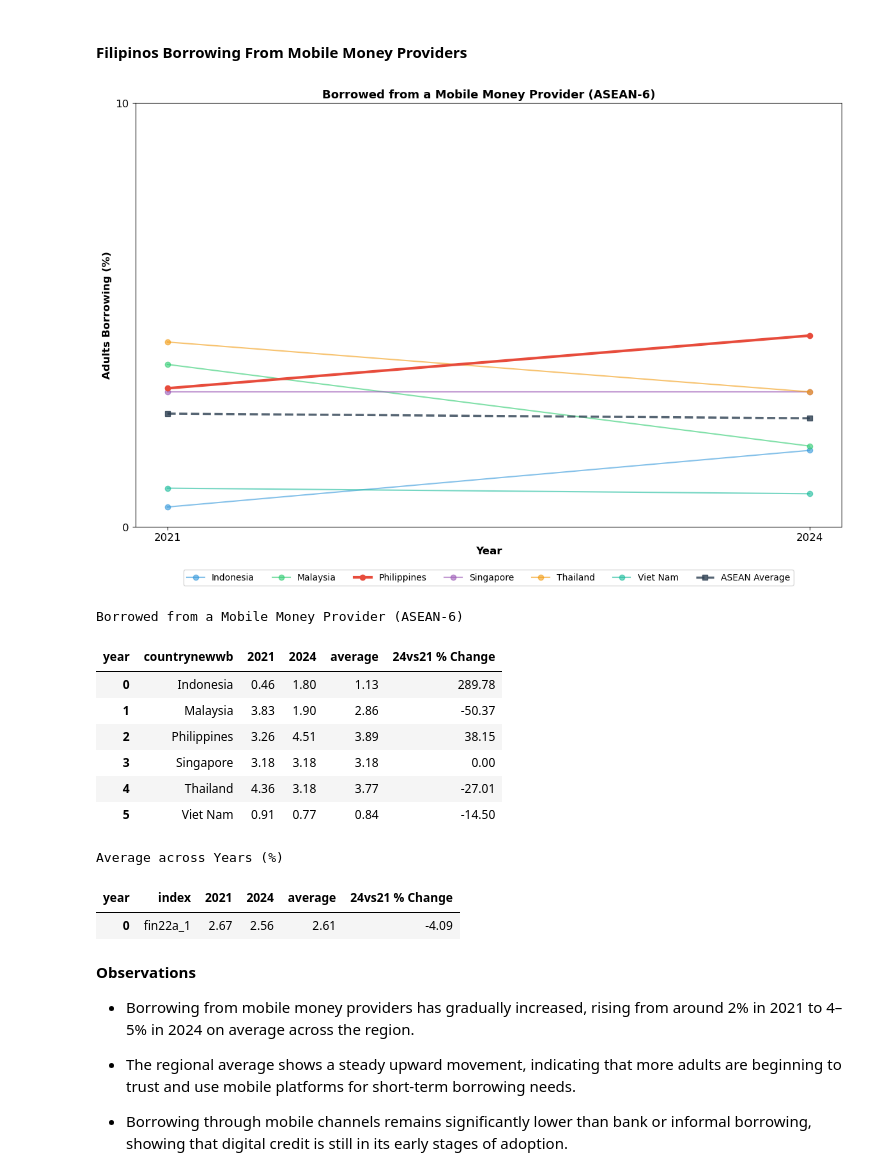
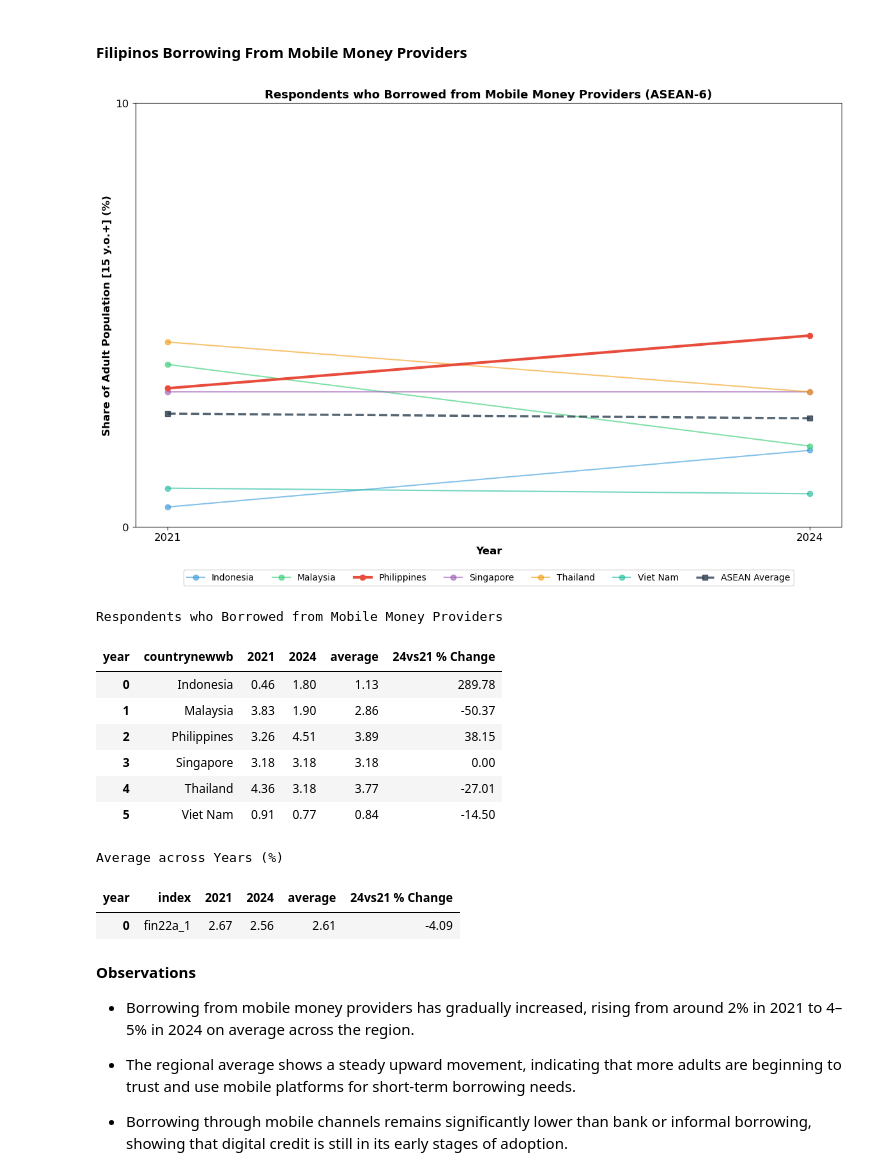
Before and after one commit to christianvibar/mab2115_finals, a Jupyter notebook: notebooks/draft/working_file_mab2115_finals_compiled_20251115_v2.ipynb, the cells around one changed output. Cells and saved outputs as stored; diff of their text form; code cells hidden in the pictures.

```diff
--- a/notebooks/draft/working_file_mab2115_finals_compiled_20251115_v2.ipynb
+++ b/notebooks/draft/working_file_mab2115_finals_compiled_20251115_v2.ipynb
@@ -779,7 +779,7 @@ def calculate_prct_change(df):
     except:
         pass
 
-def compare_over_time(df_, col_, chartname_, y_label_,type_, ylim_):
+def compare_over_time(df_, col_, chartname_,type_, ylim_):
     fig, ax = plt.subplots(figsize=(12, 8))
 
     # Prepare data for country comparison
@@ -818,8 +818,8 @@ def compare_over_time(df_, col_, chartname_, y_label_,type_, ylim_):
 
     # Formatting
     ax.set_xlabel('Year', fontweight='bold', fontsize=12)
-    ax.set_ylabel(y_label_, fontweight='bold', fontsize=12)
-    ax.set_title(chartname_, fontweight='bold', fontsize=13)
+    ax.set_ylabel("Share of Adult Population [15 y.o.+] (%)", fontweight='bold', fontsize=12)
+    ax.set_title(chartname_+" (ASEAN-6)", fontweight='bold', fontsize=13)
     if type_ == 4 :
          plt.xticks((2014, 2017, 2021, 2024), fontsize = 12)
     else :
@@ -1476,10 +1474,10 @@ Average across Years (%)
 # %% [markdown]
 #### Filipinos Borrowing From Mobile Money Providers
 # %%
-compare_over_time(df_filtered, "fin22a_1", "Borrowed from a Mobile Money Provider (ASEAN-6)", "Adults Borrowing (%)",2, 10)
+compare_over_time(df_filtered, "fin22a_1", 'Respondents who Borrowed from Mobile Money Providers', 2, 10)
 # %% [output]
-[figure, old version]
+[figure, new version]
-Borrowed from a Mobile Money Provider (ASEAN-6)
+Respondents who Borrowed from Mobile Money Providers
 | year | countrynewwb | 2021 | 2024 | average | 24vs21 % Change |
 | 0 | Indonesia | 0.46 | 1.80 | 1.13 | 289.78 |
 | 1 | Malaysia | 3.83 | 1.90 | 2.86 | -50.37 |
```
Also changed, not shown: parts of 11 cells of this notebook.
